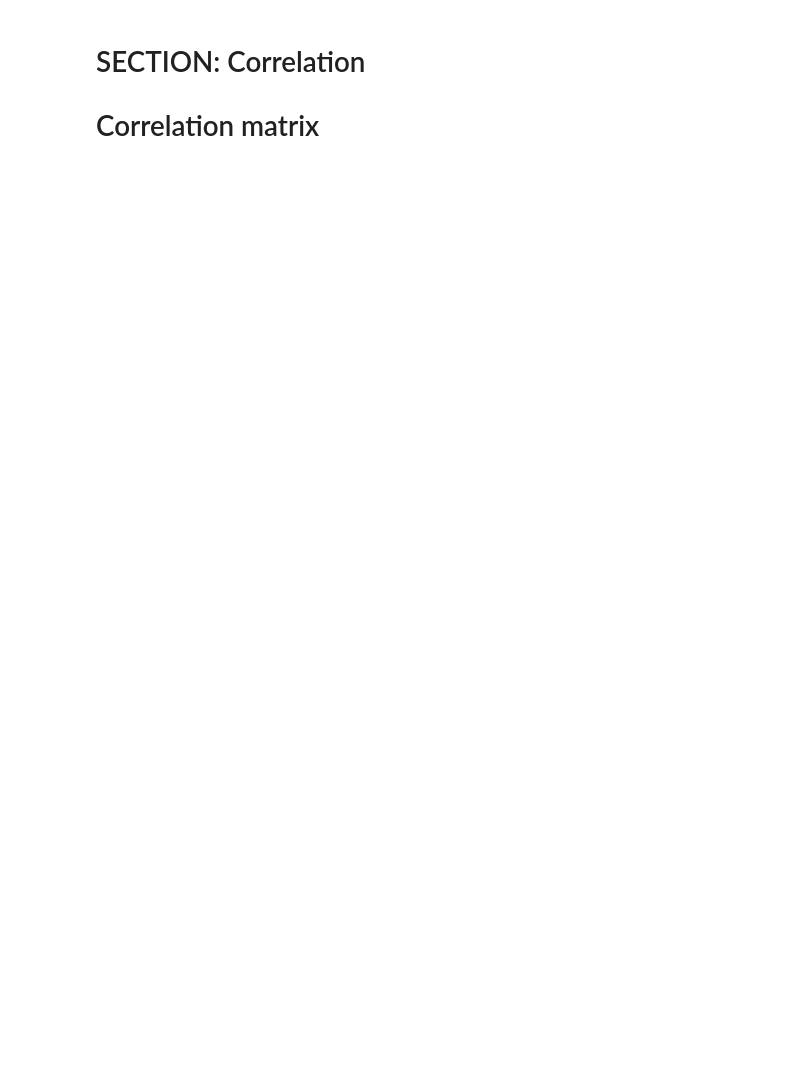
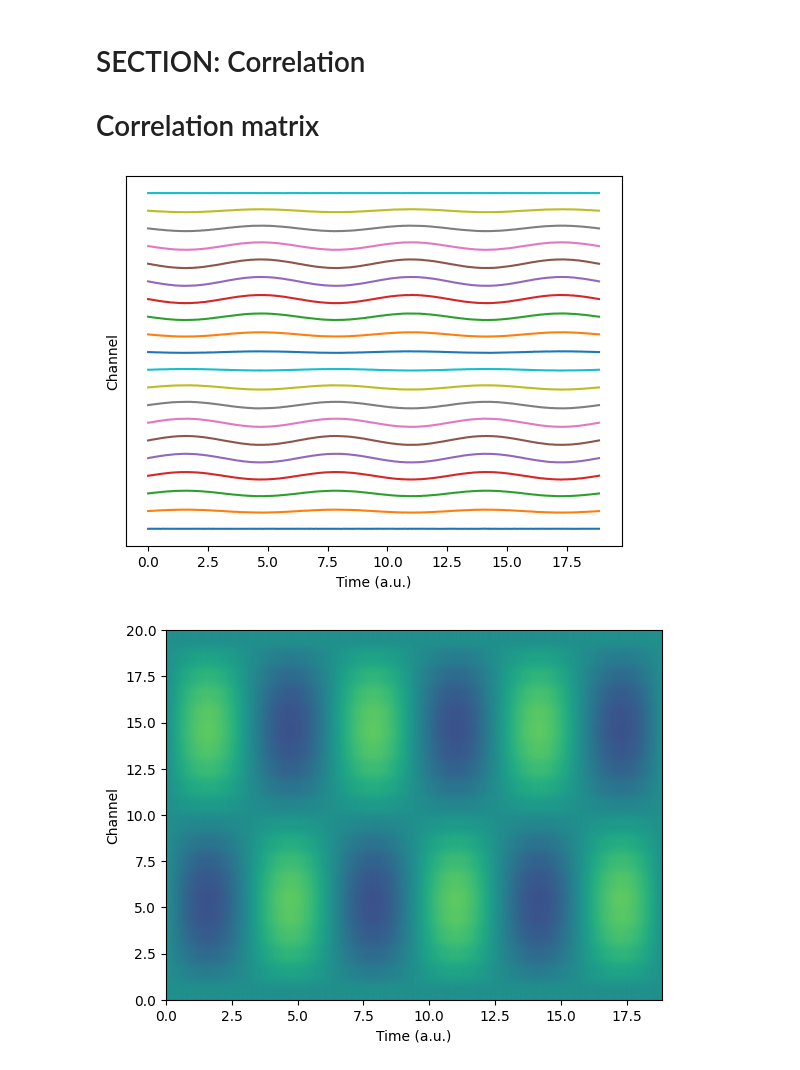
Before and after one commit to SiracencoSerghei/Statistics_and_ML, a Jupyter notebook: 2.8_correlation/stats_corr_corrMatrix.ipynb, the cells around one changed output. Cells and saved outputs as stored; diff of their text form; code cells hidden in the pictures; blank space fills up the shorter version.

```diff
--- a/2.8_correlation/stats_corr_corrMatrix.ipynb
+++ b/2.8_correlation/stats_corr_corrMatrix.ipynb
@@ -12,34 +14,38 @@ import numpy.matlib as matlib
 # simulation parameters
 N = 1000  # time points
 M =   20  # channels
 
 # time vector (radian units)
 t = np.linspace(0,6*np.pi,N)
 
 # relationship across channels (imposing covariance)
 chanrel = np.sin(np.linspace(0,2*np.pi,M))
 
 # create the data
 data = np.zeros((M,N))
 for mi in range(M):
     data[mi,:] = np.sin(t) * chanrel[mi]
 
-data = data + np.random.randn(M,N)
+# data = data + np.random.randn(M,N)
+data = data + np.random.randn(M,N)/100
 
 
 # two ways of visualizing the multichannel data
 for i in range(M):
     plt.plot(t,data[i,:]+i*4)
 
 plt.yticks([])
 plt.xlabel('Time (a.u.)')
 plt.ylabel('Channel')
 plt.show()
 
 plt.imshow(data,aspect='auto',vmin=-2,vmax=2,extent=[t[0],t[-1],0,M])
 plt.xlabel('Time (a.u.)')
 plt.ylabel('Channel')
 plt.show()
+# %% [output]
+[figure, added]
+[figure, added]
 # %%
 ## now compute the covariance matrix
 
```
Also changed, not shown: parts of 3 cells of this notebook.
